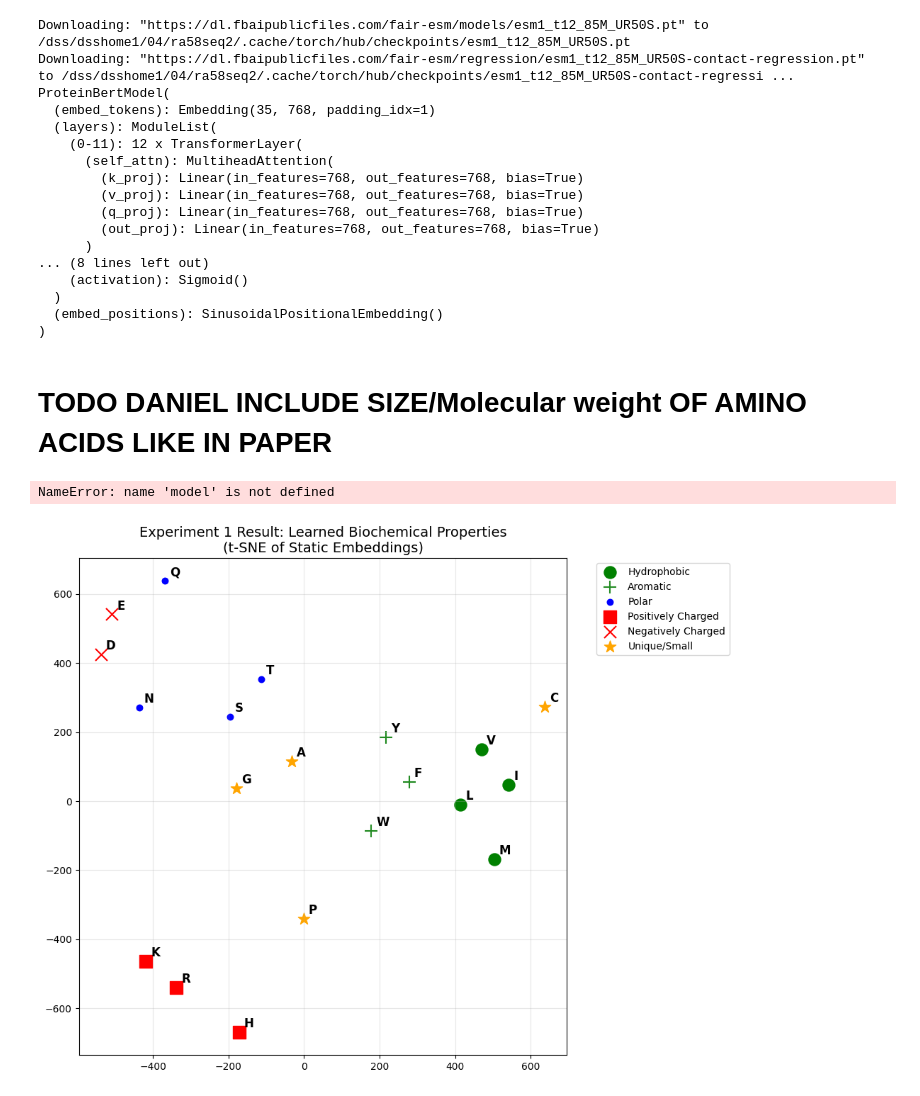
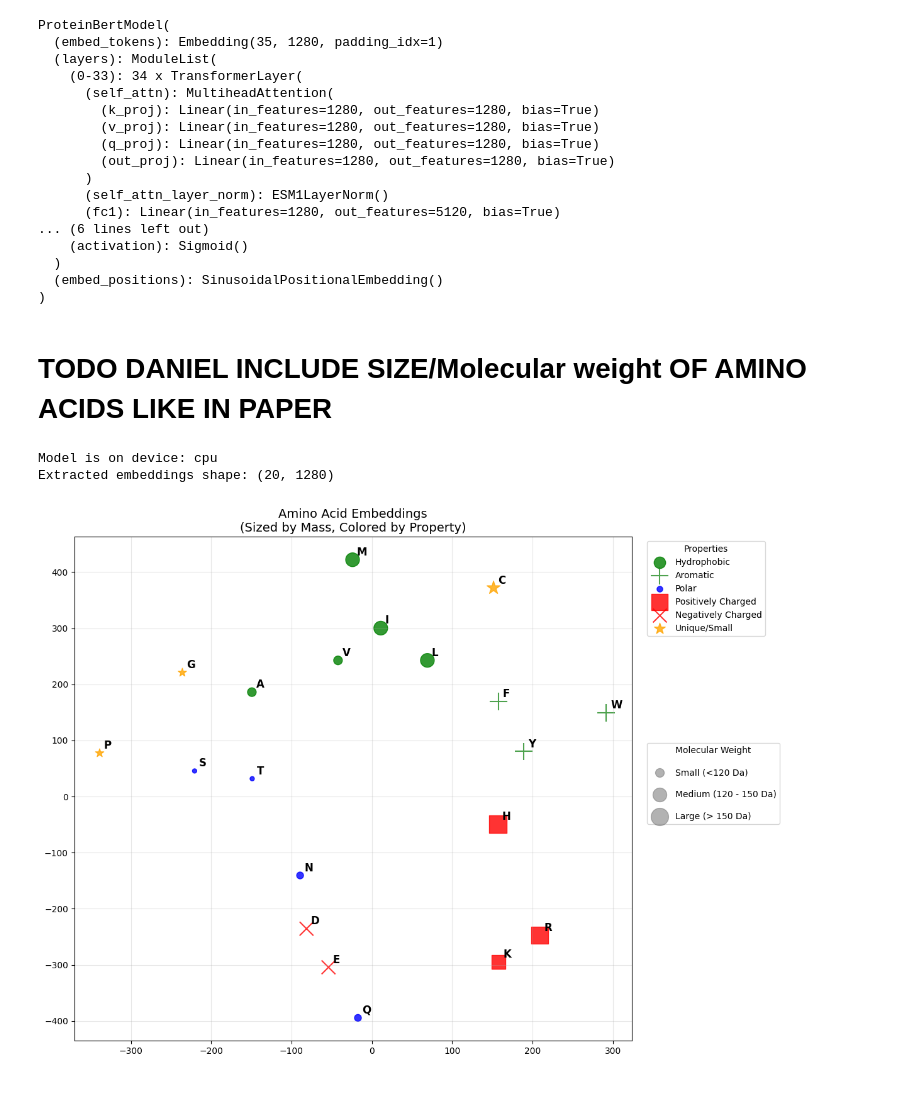
Before and after one commit to dgloukhman/unsupervised-learning-in-biology, a Jupyter notebook: experiments/Experiment_1 weight projection.ipynb, the cells around one changed output. Saved outputs shown, nothing was run; the diff lists cells and outputs as text; code cells hidden in the pictures.

```diff
--- a/experiments/Experiment_1 weight projection.ipynb
+++ b/experiments/Experiment_1 weight projection.ipynb
@@ -3,7 +3,7 @@ import esm
 import pandas as pd
 import torch
 # %%
-model, alphabet = esm.pretrained.esm1_t12_85M_UR50S()
+model, alphabet = esm.pretrained.esm1_t34_670M_UR50S()
 
 if torch.cuda.is_available():
     model = model.cuda()
@@ -11,19 +11,19 @@ if torch.cuda.is_available():
 model.eval()  # Set the model to evaluation mode
 print(model)
 # %% [output]
-Downloading: "https://dl.fbaipublicfiles.com/fair-esm/models/esm1_t12_85M_UR50S.pt" to /dss/dsshome1/04/ra58seq2/.cache/torch/hub/checkpoints/esm1_t12_85M_UR50S.pt
-Downloading: "https://dl.fbaipublicfiles.com/fair-esm/regression/esm1_t12_85M_UR50S-contact-regression.pt" to /dss/dsshome1/04/ra58seq2/.cache/torch/hub/checkpoints/esm1_t12_85M_UR50S-contact-regressi ...
 ProteinBertModel(
-  (embed_tokens): Embedding(35, 768, padding_idx=1)
+  (embed_tokens): Embedding(35, 1280, padding_idx=1)
   (layers): ModuleList(
-    (0-11): 12 x TransformerLayer(
+    (0-33): 34 x TransformerLayer(
       (self_attn): MultiheadAttention(
-        (k_proj): Linear(in_features=768, out_features=768, bias=True)
-        (v_proj): Linear(in_features=768, out_features=768, bias=True)
-        (q_proj): Linear(in_features=768, out_features=768, bias=True)
-        (out_proj): Linear(in_features=768, out_features=768, bias=True)
+        (k_proj): Linear(in_features=1280, out_features=1280, bias=True)
+        (v_proj): Linear(in_features=1280, out_features=1280, bias=True)
+        (q_proj): Linear(in_features=1280, out_features=1280, bias=True)
+        (out_proj): Linear(in_features=1280, out_features=1280, bias=True)
       )
-... (8 lines left out)
+      (self_attn_layer_norm): ESM1LayerNorm()
+      (fc1): Linear(in_features=1280, out_features=5120, bias=True)
+... (6 lines left out)
     (activation): Sigmoid()
   )
   (embed_positions): SinusoidalPositionalEmbedding()
@@ -40,12 +40,12 @@ standard_aas = ['A', 'C', 'D', 'E', 'F', 'G', 'H', 'I', 'K', 'L',
 
 # Biochemical properties as defined in Figure 1 of the paper
 aa_properties = {
-    'Hydrophobic': ['M', 'L', 'I', 'V'],
+    'Hydrophobic': ['M', 'L', 'I', 'V', 'A'],
     'Aromatic': ['F', 'W', 'Y'],
     'Polar': ['N', 'Q', 'S', 'T'],
     'Positively Charged': ['R', 'K', 'H'],
     'Negatively Charged': ['D', 'E'],
-    'Unique/Small': ['G', 'P', 'C', 'A']
+    'Unique/Small': ['G', 'P', 'C', ]
 }
 
 # Visualization styles (colors and markers)
@@ -63,6 +63,17 @@ size_mapping = {
     "Medium (120 - 150 Da)": ['C','M', "L",'I', 'N','D','E','Q','K'],
     "Large (> 150 Da)": ['R', 'H', 'F', 'W', 'Y']
 }
+
+size_values = {
+    "Small (<120 Da)": 100,
+    "Medium (120 - 150 Da)": 250,
+    "Large (> 150 Da)": 400
+}
+
+aa_size_lookup = {}
+for label, aas in size_mapping.items():
+    for aa in aas:
+        aa_size_lookup[aa] = size_values[label]
 # %% [markdown]
 # TODO DANIEL INCLUDE SIZE/Molecular weight OF AMINO ACIDS LIKE IN PAPER
 # %%
@@ -82,40 +93,61 @@ with torch.no_grad():
 print(f"Extracted embeddings shape: {embeddings.shape}")
 # Expected Output: (20, 768)
 # %% [output]
-NameError: name 'model' is not defined
+Model is on device: cpu
+Extracted embeddings shape: (20, 1280)
 # %%
 # 1. Compute t-SNE
 # Perplexity is low (5) because we only have 20 data points
 tsne = TSNE(n_components=2, perplexity=5, random_state=42, init='pca', learning_rate=200)
 embeddings_2d = tsne.fit_transform(embeddings)
 
-# 2. Generate Plot
-plt.figure(figsize=(10, 8))
+# --- 3. Generate Plot ---
+plt.figure(figsize=(12, 9)) # Slightly larger to accommodate legends
 
-# Plot each group
+# Plot each biochemical group
 for label, aas in aa_properties.items():
     style = group_styles[label]
 
-    # Get indices for AAs in this group relative to our list of 20
+    # Get indices
     group_indices = [standard_aas.index(aa) for aa in aas]
 
-    # Extract X and Y coordinates
+    # Extract X and Y
     x = embeddings_2d[group_indices, 0]
     y = embeddings_2d[group_indices, 1]
 
-    # Scatter plot
-    plt.scatter(x, y, c=style['color'], marker=style['marker'], s=150, label=label)
+    # NEW: Get the size list for this specific group of amino acids
+    sizes = [aa_size_lookup[aa] for aa in aas]
 
-    # Annotate points with the amino acid letter
+    # Scatter plot (s=sizes passes the list of sizes)
+    plt.scatter(x, y, c=style['color'], marker=style['marker'], s=sizes, label=label, alpha=0.8)
+
+    # Annotate
     for i, idx in enumerate(group_indices):
         plt.annotate(standard_aas[idx], (x[i], y[i]),
                      xytext=(5, 5), textcoords='offset points',
                      fontsize=12, weight='bold')
 
-plt.title("Experiment 1 Result: Learned Biochemical Properties\n(t-SNE of Static Embeddings)", fontsize=14)
-plt.legend(bbox_to_anchor=(1.05, 1), loc='upper left')
+# --- 4. Legends ---
+
+# Legend 1: Biochemical Properties (Colors/Markers)
+# We store the first legend so adding the second doesn't overwrite it
+first_legend = plt.legend(bbox_to_anchor=(1.02, 1), loc='upper left', title="Properties")
+plt.gca().add_artist(first_legend)
+
+# Legend 2: Sizes
+# We create "dummy" invisible points just to populate the legend
+size_handles = []
+for size_label, size_val in size_values.items():
+    # Plot an empty scatter to get the handle
+    handle = plt.scatter([], [], c='gray', alpha=0.6, s=size_val, label=size_label)
+    size_handles.append(handle)
+
+plt.legend(handles=size_handles, bbox_to_anchor=(1.02, 0.6), loc='upper left', title="Molecular Weight", labelspacing=1.5)
+
+# --- Final Formatting ---
+plt.title("Amino Acid Embeddings\n(Sized by Mass, Colored by Property)", fontsize=14)
 plt.grid(alpha=0.3)
 plt.tight_layout()
 plt.show()
 # %% [output]
-[figure, old version]
+[figure, new version]
```
Also changed, not shown: 1 other file.
